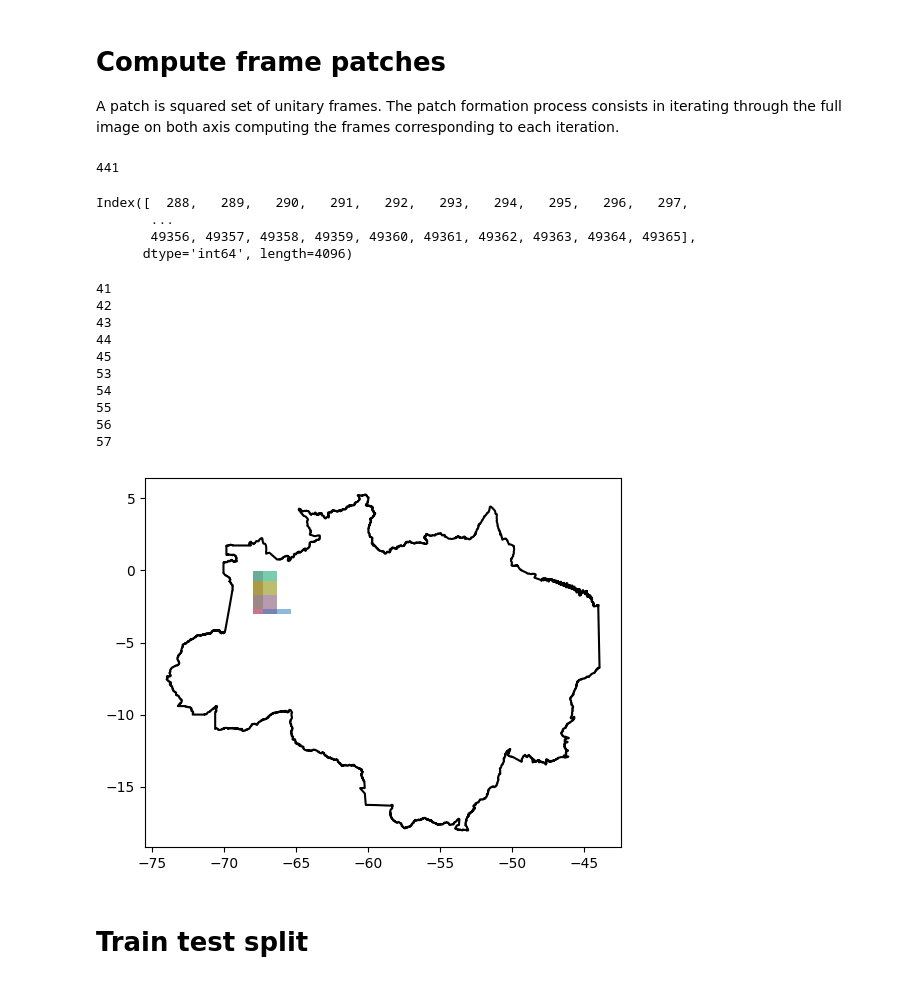
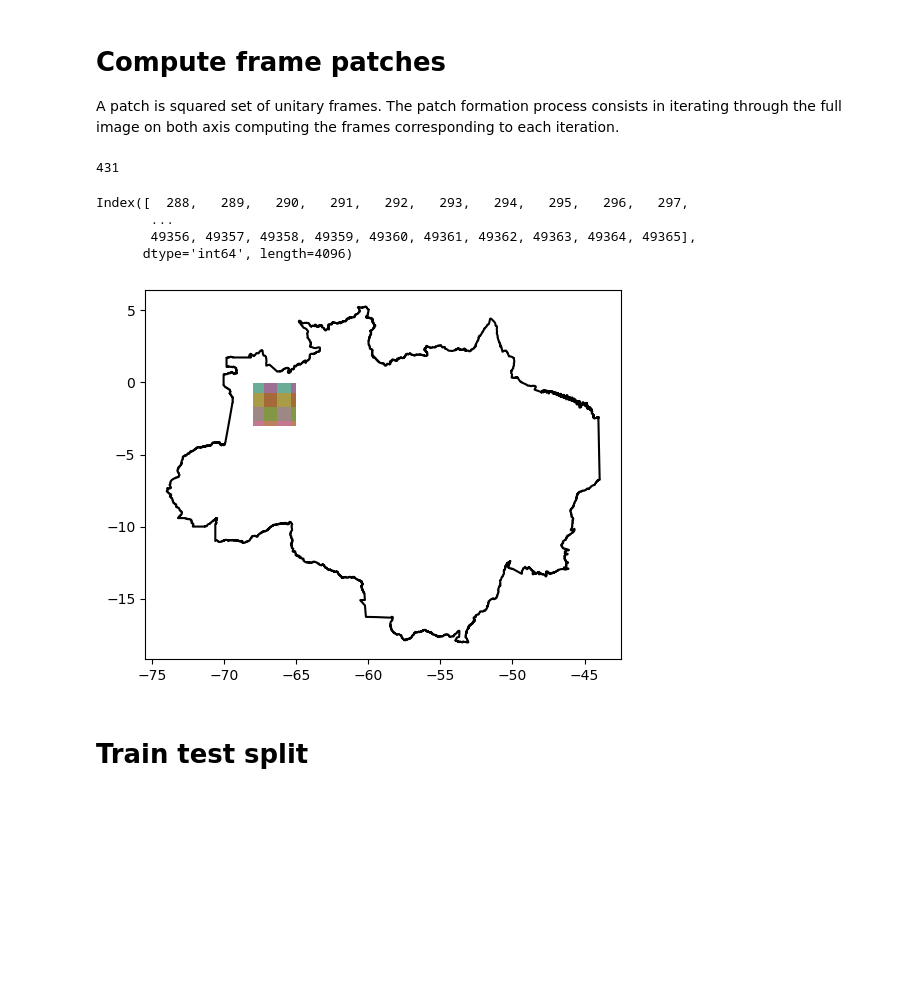
Before and after one commit to Giovanni3A/deforestation_forecast, a Jupyter notebook: 3_model_train.ipynb, the cells around one changed output. Cells and saved outputs as stored; diff of their text form; code cells hidden in the pictures; blank space fills up the shorter version.

```diff
--- a/3_model_train.ipynb
+++ b/3_model_train.ipynb
@@ -163,7 +163,7 @@ landcover_array.shape
 
 A patch is squared set of unitary frames. The patch formation process consists in iterating through the full image on both axis computing the frames corresponding to each iteration.
 # %%
-out_condition = "borders"  # deforestation | borders
+out_condition = "both"  # deforestation | borders | both
 
 bundle_step = 32
 patches = []
@@ -185,15 +185,20 @@ for ix in tqdm(list(range(frames_idx["x"].min(), frames_idx["x"].max()+1, bundle
 
         elif out_condition == "deforestation":
             out_of_borders_frames = len(set(iframes.index) - set(deforestation["frame_id"].values))
-            if out_of_borders_frames < len(iframes):  # condition: bundle has to contain  some deforestation
+            if out_of_borders_frames < len(iframes):  # condition: bundle has to contain some deforestation
                 patches.append(iframes.index)
+
+        elif out_condition == "both":
+            out_of_borders_frames = len(set(iframes.index) - set(deforestation["frame_id"].values))
+            if (out_of_borders_frames < len(iframes)) and (iframes["in_borders"].mean() >= 0.5):
+                patches.append(iframes.index)
 # %%
 # remove patches that represent reduced regions
 patches = [b for b in patches if (len(b)==len(patches[0]))]
 # %%
 len(patches)
 # %% [output]
-441
+431
 # %%
 patches[0]
 # %% [output]
@@ -207,28 +212,17 @@ region = compute_frames(am_bounds.total_bounds, config.BOX_SIDE, 200, 300, 500,
 # %%
 fig, ax = plt.subplots()
 am_bounds.boundary.plot(ax=ax, color="black")
 j = 0
 for i, b in enumerate(patches):
     int_b = region[region["frame_id"].isin(b)]
     if len(int_b) > 0:
         int_b.plot(ax=ax, color=sns.color_palette()[j%10], alpha=.5)
         j+=1
-        if j > 10:
+        if j > 30:
             break
-        print(i)
 plt.show()
 # %% [output]
-41
-42
-43
-44
-45
-53
-54
-55
-56
-57
-[figure, old version]
+[figure, new version]
 # %% [markdown]
 # Train test split
 # %%
```
Also changed, not shown: parts of 64 cells of this notebook, 7 other files.
